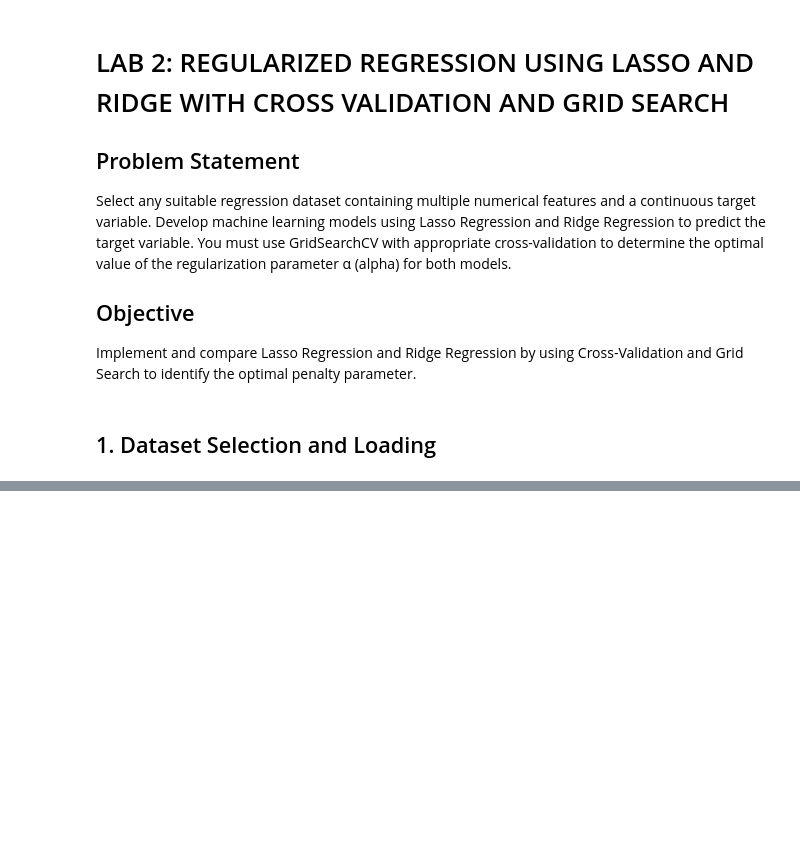
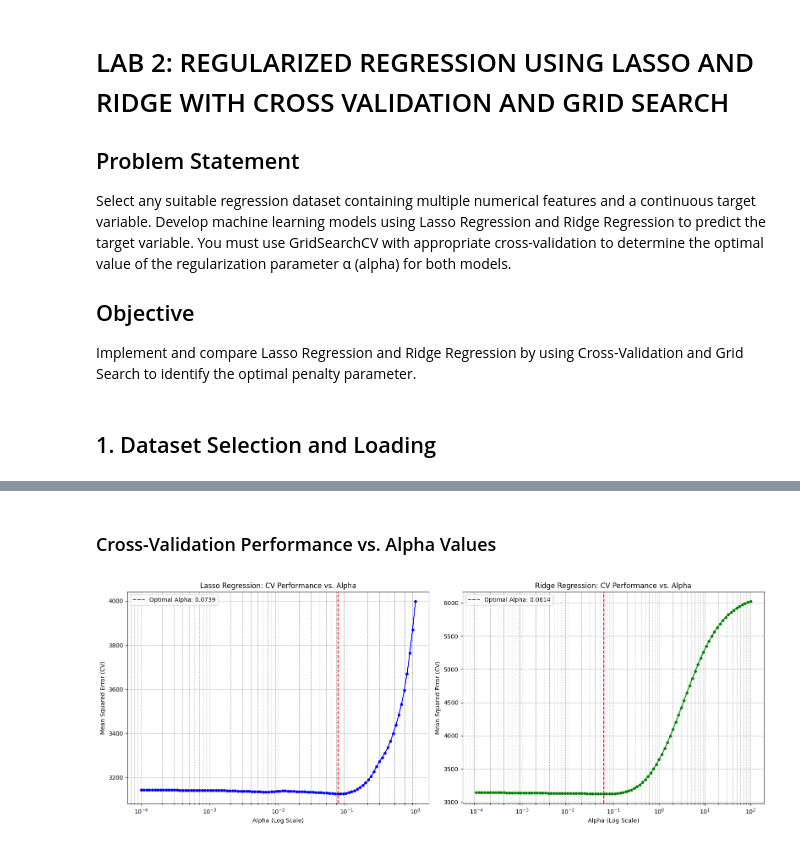
Before and after one commit to 5und4r/MachineLearningLab, a Jupyter notebook: MachineLearningLabII.ipynb, the cells around one changed output, grey strips where cells are left out. Drawn from its saved outputs; the diff is of its cells as text; code cells hidden in the pictures; blank space fills up the shorter version.

```diff
--- a/MachineLearningLabII.ipynb
+++ b/MachineLearningLabII.ipynb
@@ -494,0 +680,8 @@ Independent Variables :
+# %%
+# Print the best alpha found by GridSearchCV
+best_alpha_lasso = grid_search_lasso.best_params_['alpha']
+print(f"Optimal alpha for Lasso Regression: {best_alpha_lasso:.4f}")
+
+# Train the final Lasso model with the best alpha
+final_lasso_model = Lasso(alpha=best_alpha_lasso, random_state=42)
+final_lasso_model.fit(Xtrain, ytrain)
@@ -494,0 +907,35 @@ Independent Variables :
+# %% [markdown]
+### Cross-Validation Performance vs. Alpha Values
+# %%
+# Get results from GridSearchCV for Lasso
+lasso_cv_results = pd.DataFrame(grid_search_lasso.cv_results_)
+
+# Get results from GridSearchCV for Ridge
+ridge_cv_results = pd.DataFrame(grid_search_ridge.cv_results_)
+
+fig, axes = plt.subplots(1, 2, figsize=(16, 6))
+
+# Plot Lasso CV performance
+axes[0].plot(lasso_cv_results['param_alpha'], -lasso_cv_results['mean_test_score'], marker='o', linestyle='-', markersize=4, color='blue')
+axes[0].set_xscale('log')
+axes[0].set_xlabel('Alpha (Log Scale)')
+axes[0].set_ylabel('Mean Squared Error (CV)')
+axes[0].set_title('Lasso Regression: CV Performance vs. Alpha')
+axes[0].grid(True, which="both", ls="--")
+axes[0].axvline(best_alpha_lasso, color='r', linestyle='--', label=f'Optimal Alpha: {best_alpha_lasso:.4f}')
+axes[0].legend()
+
+# Plot Ridge CV performance
+axes[1].plot(ridge_cv_results['param_alpha'], -ridge_cv_results['mean_test_score'], marker='o', linestyle='-', markersize=4, color='green')
+axes[1].set_xscale('log')
+axes[1].set_xlabel('Alpha (Log Scale)')
+axes[1].set_ylabel('Mean Squared Error (CV)')
+axes[1].set_title('Ridge Regression: CV Performance vs. Alpha')
+axes[1].grid(True, which="both", ls="--")
+axes[1].axvline(best_alpha_ridge, color='r', linestyle='--', label=f'Optimal Alpha: {best_alpha_ridge:.4f}')
+axes[1].legend()
+
+plt.tight_layout()
+plt.show()
+# %% [output]
+[figure, added]
```
Also changed, not shown: parts of 35 cells of this notebook.
